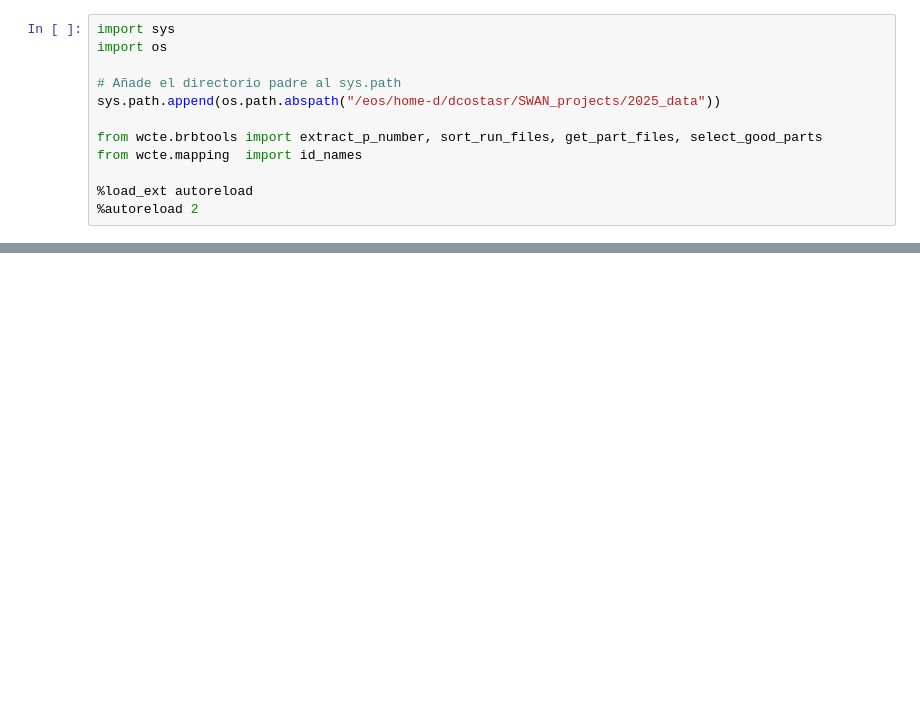
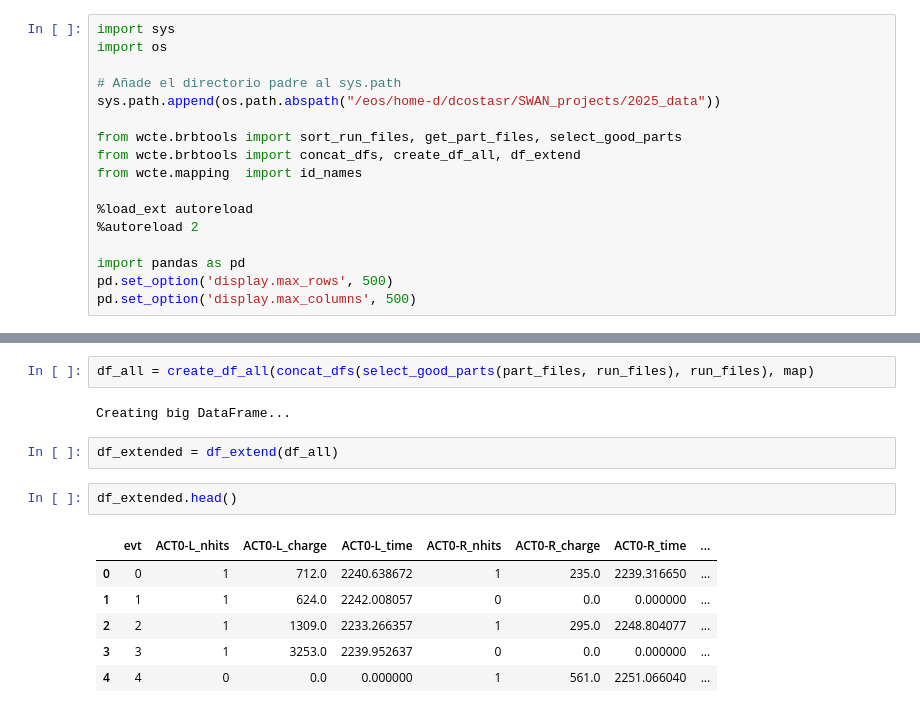
Before and after one commit to elenaramos44/WCTE_BRB_Data_Analysis, a Jupyter notebook: NB/test_func.ipynb, the cells around one changed output, grey strips where cells are left out. Drawn from its saved outputs; the diff is of its cells as text; blank space fills up the shorter version.

Commit message:
test of the functions looks good

```diff
--- a/NB/test_func.ipynb
+++ b/NB/test_func.ipynb
@@ -5,8 +5,13 @@ import os
 # Añade el directorio padre al sys.path
 sys.path.append(os.path.abspath("/eos/home-d/dcostasr/SWAN_projects/2025_data"))
 
-from wcte.brbtools import extract_p_number, sort_run_files, get_part_files, select_good_parts
+from wcte.brbtools import sort_run_files, get_part_files, select_good_parts
+from wcte.brbtools import concat_dfs, create_df_all, df_extend
 from wcte.mapping  import id_names
 
 %load_ext autoreload
 %autoreload 2
+
+import pandas as pd
+pd.set_option('display.max_rows', 500)
+pd.set_option('display.max_columns', 500)
@@ -20,0 +27,15 @@ TypeError: get_part_files() takes 0 positional arguments but 1 was given
+# %%
+df_all = create_df_all(concat_dfs(select_good_parts(part_files, run_files), run_files), map)
+# %% [output]
+Creating big DataFrame...
+# %%
+df_extended = df_extend(df_all)
+# %%
+df_extended.head()
+# %% [output]
+|  | evt | ACT0-L_nhits | ACT0-L_charge | ACT0-L_time | ACT0-R_nhits | ACT0-R_charge | ACT0-R_time | ... |
+| 0 | 0 | 1 | 712.0 | 2240.638672 | 1 | 235.0 | 2239.316650 | ... |
+| 1 | 1 | 1 | 624.0 | 2242.008057 | 0 | 0.0 | 0.000000 | ... |
+| 2 | 2 | 1 | 1309.0 | 2233.266357 | 1 | 295.0 | 2248.804077 | ... |
+| 3 | 3 | 1 | 3253.0 | 2239.952637 | 0 | 0.0 | 0.000000 | ... |
+| 4 | 4 | 0 | 0.0 | 0.000000 | 1 | 561.0 | 2251.066040 | ... |
```
Also changed, not shown: parts of 2 cells of this notebook.
